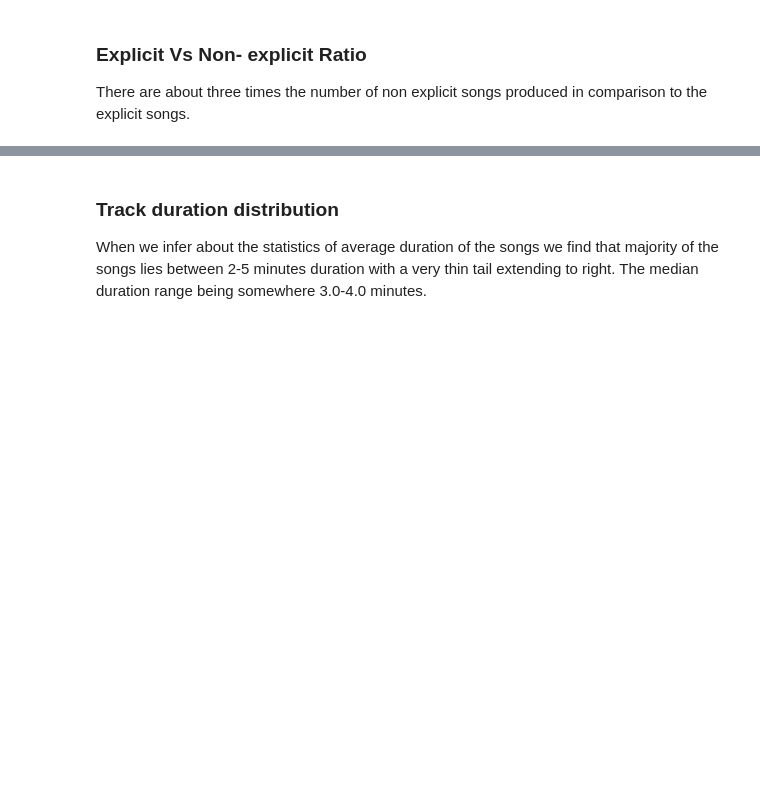
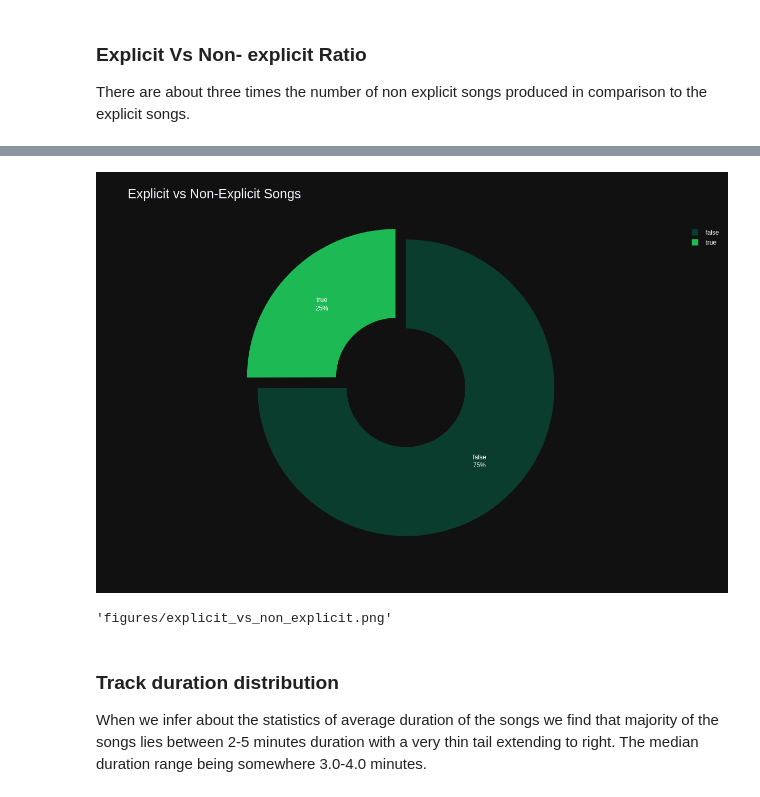
Before and after one commit to AdiAce4u/EDA_Projects, a Jupyter notebook: Spotify/Spotify_EDA.ipynb, the cells around one changed output, grey strips where cells are left out. Cells and saved outputs as stored; diff of their text form; code cells hidden in the pictures; blank space fills up the shorter version.

```diff
--- a/Spotify/Spotify_EDA.ipynb
+++ b/Spotify/Spotify_EDA.ipynb
@@ -144,5 +171,6 @@ fig.update_traces(
     textinfo='percent+label',
     pull=[0.1,0]
 )
-fig.show()
+
+save_plotly_png(fig, "figures/explicit_vs_non_explicit.png")
 # %% [output]
@@ -150,3 +177,5 @@ fig.show()
+[figure, added]
+'figures/explicit_vs_non_explicit.png'
 # %% [markdown]
 ### Track duration distribution
 When we infer about the statistics of average duration of the songs we find that majority of the songs lies between 2-5 minutes duration with a very thin tail extending to right. The median duration range being somewhere 3.0-4.0 minutes.
```
Also changed, not shown: parts of 22 cells of this notebook.
